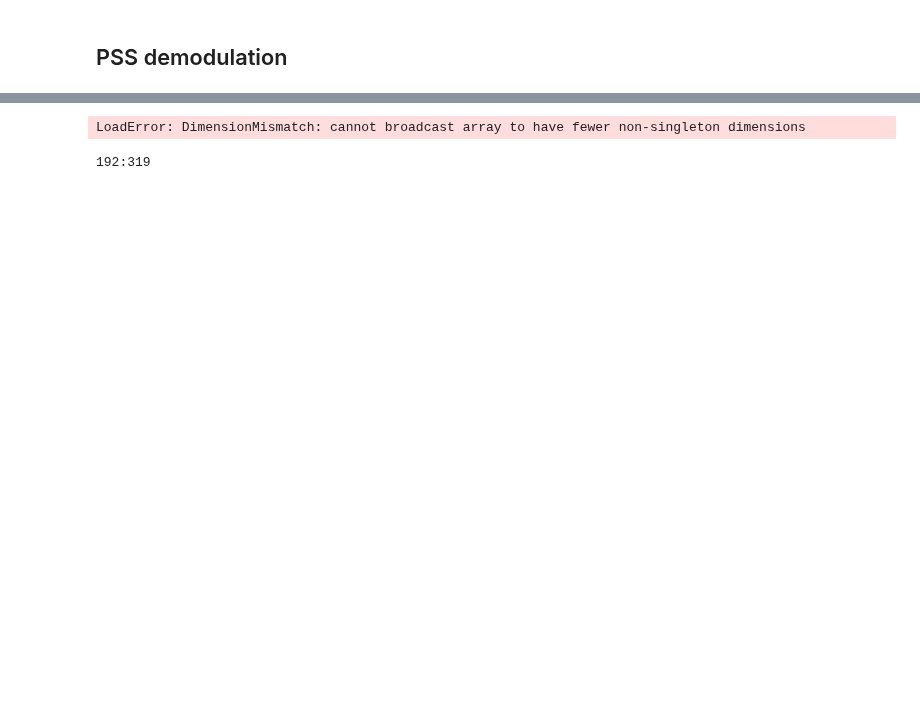
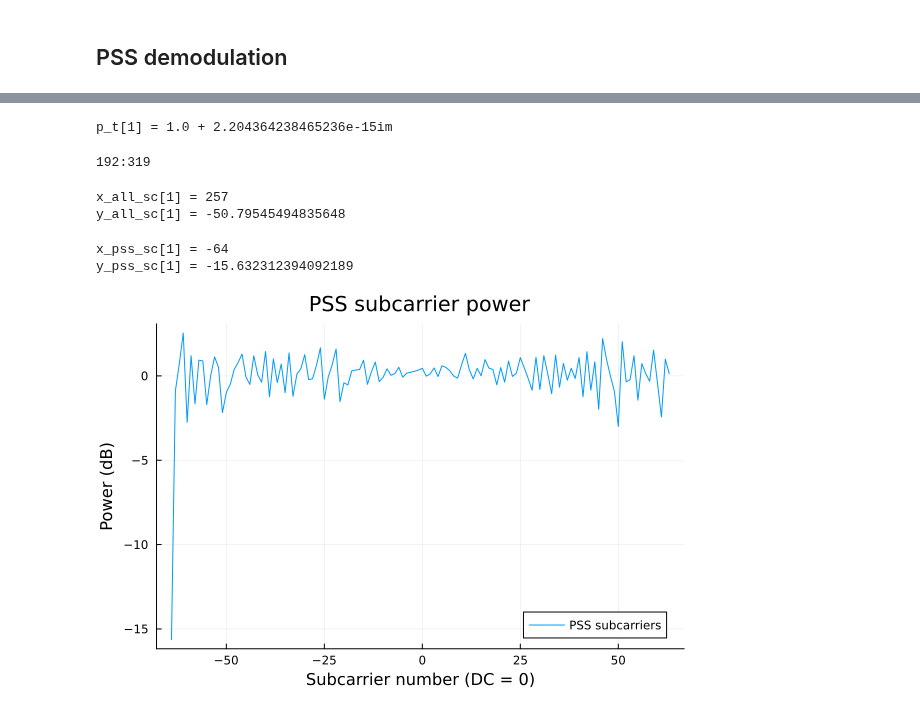
Before and after one commit to setrar/DigiCom, a Jupyter notebook: Labs/TP2/julia/daniestevez/5G NR downlink.jl.ipynb, the cells around one changed output, grey strips where cells are left out. Cells and saved outputs as stored; diff of their text form; code cells hidden in the pictures; blank space fills up the shorter version.

```diff
--- a/Labs/TP2/julia/daniestevez/5G NR downlink.jl.ipynb
+++ b/Labs/TP2/julia/daniestevez/5G NR downlink.jl.ipynb
@@ -114,5 +145,2 @@ using FFTW
 # %%
-# Start demodulation at the middle of the cyclic prefix for maximum robustness to STO
-a₀ = corr_start + m₀ + div(Ncp, 2)
-
-f = fftshift(fft(x[a₀:a₀+Tu]));
+𝐹ₓ = fftshift(Fₓ); @show 𝐹ₓ[1];
@@ -123,8 +155,6 @@ f .= f .* phase_corr[3];
 # %%
 # Correct for the fact that we're starting the demodulation at the middle of the cyclic prefix
-p_t = exp.(1im * 2 * π * fftshift(fftfreq(Tu)) * Ncp / 2);
+p_t = exp.(1im * 2 * π * fftshift(fftfreq(Tu)) * Ncp / 2); @show p_t[1];
+# %% [output]
+p_t[1] = 1.0 + 2.204364238465236e-15im
-# %%
-f .*= transpose(p_t);
-# %% [output]
-LoadError: DimensionMismatch: cannot broadcast array to have fewer non-singleton dimensions
 # %%
@@ -131,12 +165,30 @@ LoadError: DimensionMismatch: cannot broadcast array to have fewer non-singleton
 pss_sc_sel = range(Int(Tu/2-120+56), Int(Tu/2-120+56+127))
 # %% [output]
 192:319
+# %%
+# x_all_sc = np.arange(f.size) - Tu//2; y_all_sc = 10*np.log10(np.abs(f)**2);
+x_all_sc = size(f,1) - div(Tu, 2); y_all_sc = 10 * log10.(abs2.(f));
+@show x_all_sc[1]; @show y_all_sc[1];
+# %% [output]
+x_all_sc[1] = 257
+y_all_sc[1] = -50.79545494835648
+# %%
+# x_pss_sc = np.arange(f.size)[pss_sc_sel] - Tu//2; y_pss_sc = 10*np.log10(np.abs(f[pss_sc_sel])**2)
+x_pss_sc = pss_sc_sel .- div(Tu, 2); y_pss_sc = 10 * log10.(abs2.(f[pss_sc_sel]));
+@show x_pss_sc[1]; @show y_pss_sc[1];
+# %% [output]
+x_pss_sc[1] = -64
+y_pss_sc[1] = -15.632312394092189
 # %%
-all_sb_plot = plot(size(f,1) - div(Tu, 2), 10 * log10.(abs2.(f)), label="All subcarriers")
-plot!(pss_sc_sel .- div(Tu, 2), 10 * log10.(abs2.(f[pss_sc_sel])), label="PSS subcarriers")
+# all_sb_plot =
+# plot(x_all_sc, y_all_sc, label="All subcarriers")
+# plot!(x_pss_sc, y_pss_sc, label="PSS subcarriers")
+plot(x_pss_sc, y_pss_sc, label="PSS subcarriers")
 
 title!("PSS subcarrier power")
 xlabel!("Subcarrier number (DC = 0)")
 ylabel!("Power (dB)")
 
-savefig(all_sb_plot,"images/all_sb_plot.png");
+# savefig(all_sb_plot,"images/all_sb_plot.png");
+# %% [output]
+[figure, added]
```
Also changed, not shown: parts of 11 cells of this notebook, 2 other files.
